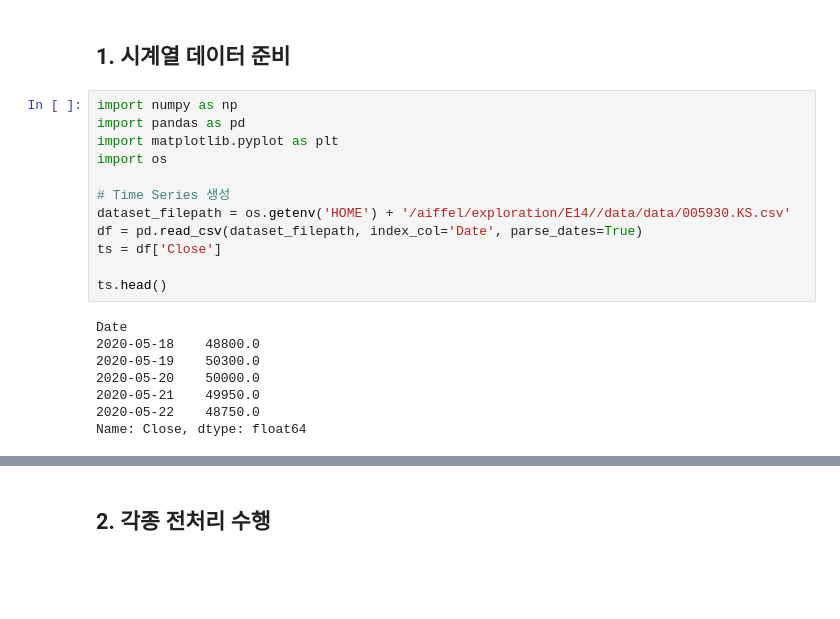
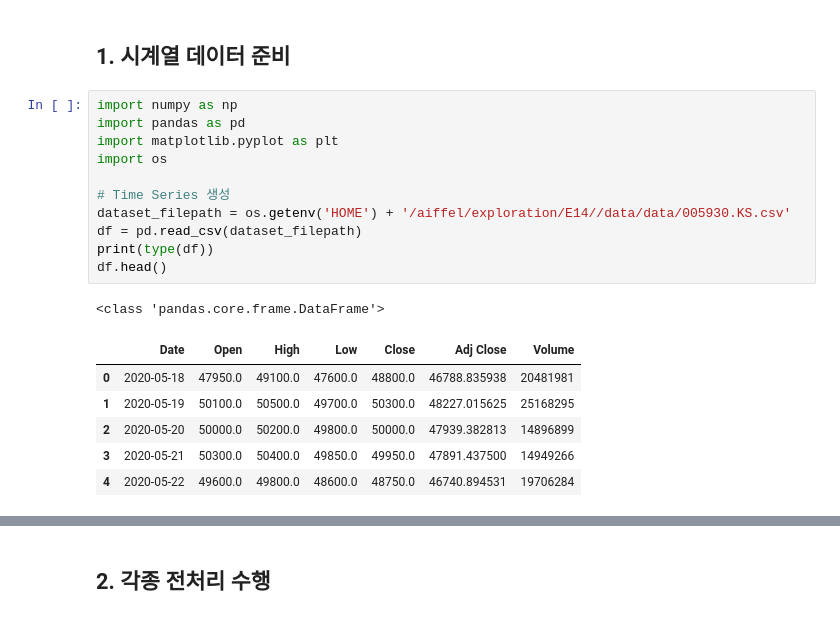
Before and after one commit to data-kindergarten/Aiffel, a Jupyter notebook: exploration/[E14] Stock_Market_Prediction.ipynb, the cells around one changed output, grey strips where cells are left out. Drawn from its saved outputs; the diff is of its cells as text; blank space fills up the shorter version.

```diff
--- a/exploration/[E14] Stock_Market_Prediction.ipynb
+++ b/exploration/[E14] Stock_Market_Prediction.ipynb
@@ -15,20 +15,19 @@
 # %%
 import numpy as np
 import pandas as pd
 import matplotlib.pyplot as plt
 import os
 
 # Time Series 생성
 dataset_filepath = os.getenv('HOME') + '/aiffel/exploration/E14//data/data/005930.KS.csv'
-df = pd.read_csv(dataset_filepath, index_col='Date', parse_dates=True)
-ts = df['Close']
-
-ts.head()
+df = pd.read_csv(dataset_filepath)
+print(type(df))
+df.head()
 # %% [output]
-Date
-2020-05-18    48800.0
-2020-05-19    50300.0
-2020-05-20    50000.0
-2020-05-21    49950.0
-2020-05-22    48750.0
-Name: Close, dtype: float64
+<class 'pandas.core.frame.DataFrame'>
+|  | Date | Open | High | Low | Close | Adj Close | Volume |
+| 0 | 2020-05-18 | 47950.0 | 49100.0 | 47600.0 | 48800.0 | 46788.835938 | 20481981 |
+| 1 | 2020-05-19 | 50100.0 | 50500.0 | 49700.0 | 50300.0 | 48227.015625 | 25168295 |
+| 2 | 2020-05-20 | 50000.0 | 50200.0 | 49800.0 | 50000.0 | 47939.382813 | 14896899 |
+| 3 | 2020-05-21 | 50300.0 | 50400.0 | 49850.0 | 49950.0 | 47891.437500 | 14949266 |
+| 4 | 2020-05-22 | 49600.0 | 49800.0 | 48600.0 | 48750.0 | 46740.894531 | 19706284 |
```
Also changed, not shown: parts of 95 cells of this notebook.
